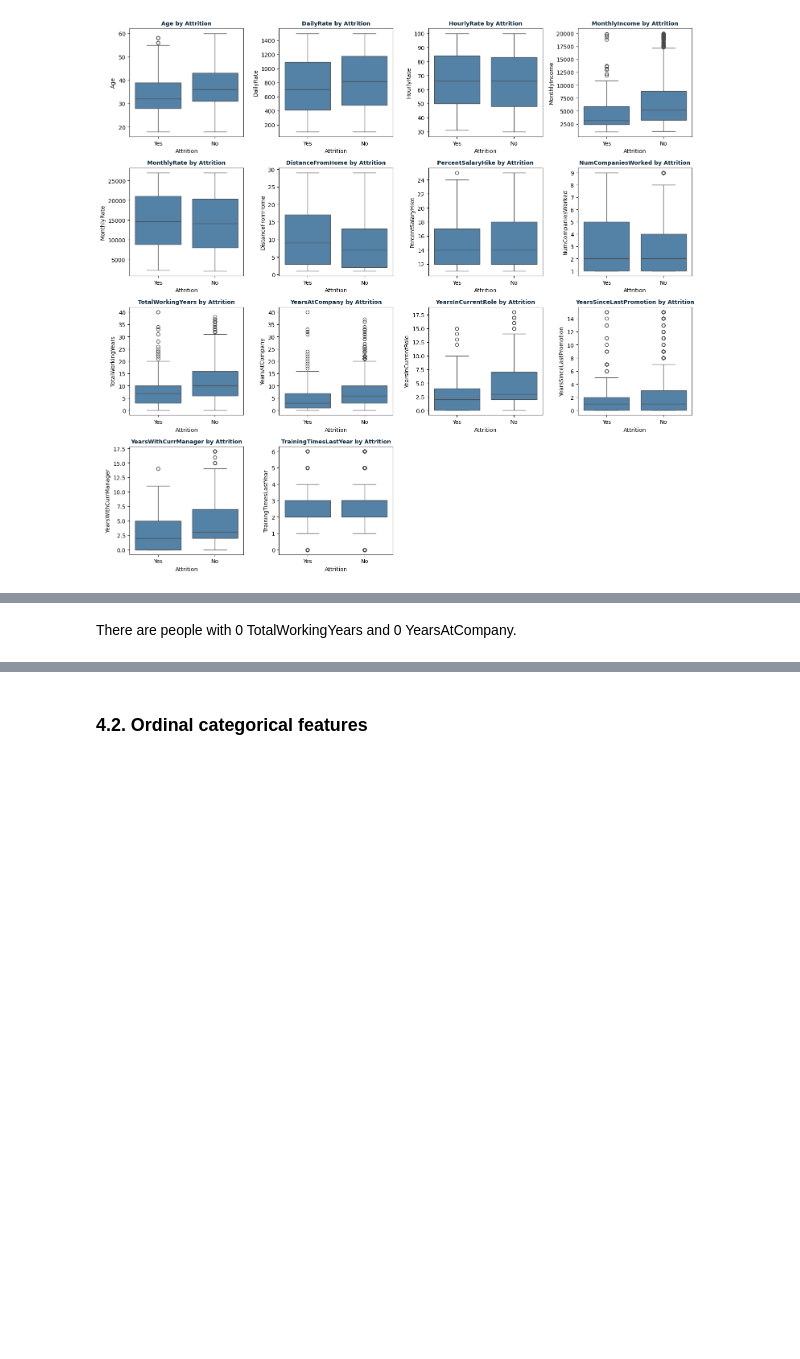
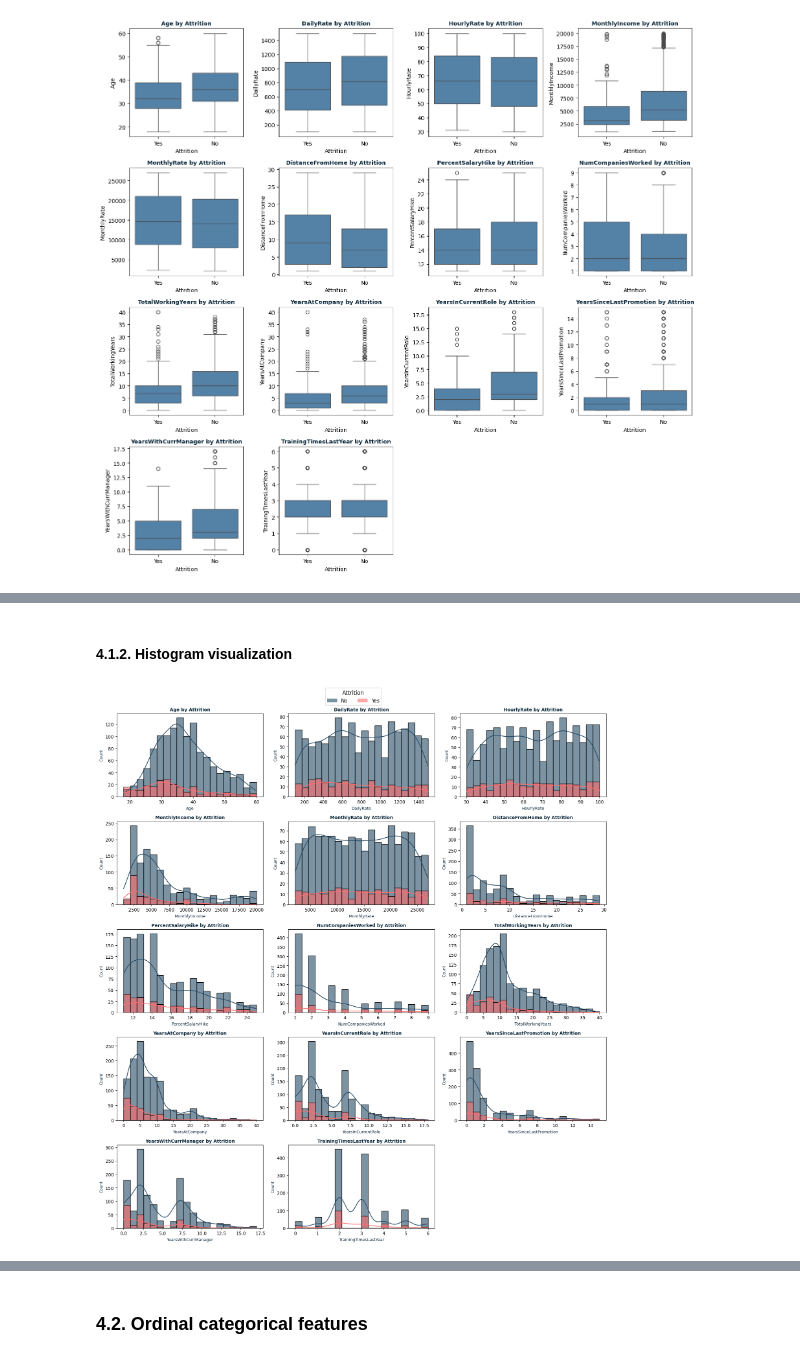
Before and after one commit to filipe-carmo/EDSB25_10, a Jupyter notebook: 2. Exploratory Data Analysis.ipynb, the cells around one changed output, grey strips where cells are left out. Drawn from its saved outputs; the diff is of its cells as text; code cells hidden in the pictures; blank space fills up the shorter version.

```diff
--- a/2. Exploratory Data Analysis.ipynb
+++ b/2. Exploratory Data Analysis.ipynb
@@ -632,20 +688,0 @@ plt.show()
-# %% [markdown]
-There are people with 0 TotalWorkingYears and 0 YearsAtCompany.
-# %%
-# Select numerical columns automatically
-num_cols = HR_EDA.select_dtypes(include=['float64']).columns.tolist()
-
-# Remove Target variable if numeric
-if 'Attrition' in num_cols:
-    num_cols.remove('Attrition')
-
-# Loop through numeric columns
-for col in num_cols:
-    plt.figure(figsize=(6, 4))
-    HR_EDA.boxplot(column=col, by='Attrition')
-    plt.title(f'{col} by Attrition')
-    plt.suptitle("")  # Removes default pandas title
-    plt.xlabel('Attrition')
-    plt.ylabel(col)
-    plt.tight_layout()
-    plt.show()
@@ -677,0 +689,59 @@ for col in num_cols:
+# %% [markdown]
+#### **4.1.2. Histogram visualization**
+# %%
+numeric_cols = ['Age','DailyRate', 'HourlyRate', 'MonthlyIncome', 'MonthlyRate',
+                'DistanceFromHome','PercentSalaryHike', 'NumCompaniesWorked',
+                'TotalWorkingYears', 'YearsAtCompany','YearsInCurrentRole',
+                'YearsSinceLastPromotion','YearsWithCurrManager', 'TrainingTimesLastYear']
+
+if 'Attrition' in numeric_cols:
+    numeric_cols.remove('Attrition')
+
+n_cols_plot = 3
+n_rows_plot = (len(numeric_cols) + n_cols_plot - 1) // n_cols_plot
+
+fig, axes = plt.subplots(n_rows_plot, n_cols_plot, figsize=(16, 3.5*n_rows_plot))
+axes = axes.flatten()
+
+for i, col in enumerate(numeric_cols):
+    sns.histplot(
+        data=HR_EDA,
+        x=col,
+        hue='Attrition',
+        bins=20,
+        alpha=0.6,
+        kde=True,
+        ax=axes[i],
+        palette={'No': '#254B66', 'Yes': '#FF6B6B'},
+        legend=False
+    )
+    axes[i].set_title(f"{col} by Attrition", color='#0B273A', fontweight='bold', fontsize=10)
+    axes[i].set_xlabel(col, color='#0B273A', fontsize=9)
+    axes[i].set_ylabel("Count", color='#0B273A', fontsize=9)
+
+for j in range(i+1, len(axes)):
+    axes[j].set_visible(False)
+
+# Create legend
+from matplotlib.patches import Patch
+legend_elements = [
+    Patch(facecolor='#254B66', alpha=0.6, label='No'),
+    Patch(facecolor='#FF6B6B', alpha=0.6, label='Yes')
+]
+
+# Apply tight_layout FIRST with space reserved at top
+plt.tight_layout(rect=[0, 0, 1, 0.96])
+
+# THEN add legend
+fig.legend(handles=legend_elements,
+           title='Attrition',
+           loc='upper center',
+           ncol=2,
+           fontsize=11,
+           title_fontsize=12,
+           frameon=True,
+           bbox_to_anchor=(0.5, 0.99))
+
+plt.show()
+# %% [output]
+[figure, added]
```
Also changed, not shown: parts of 34 cells of this notebook.
